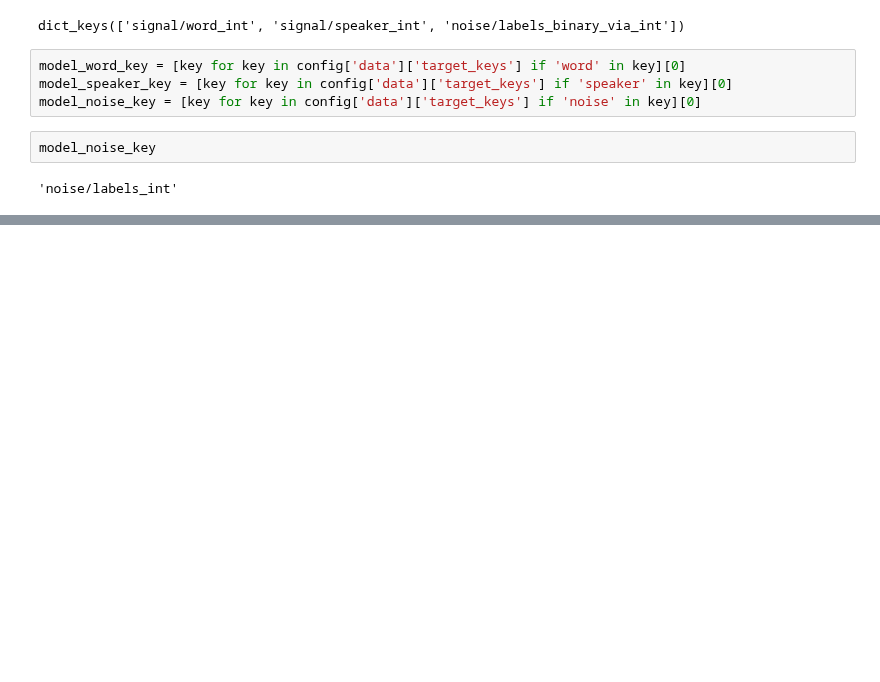
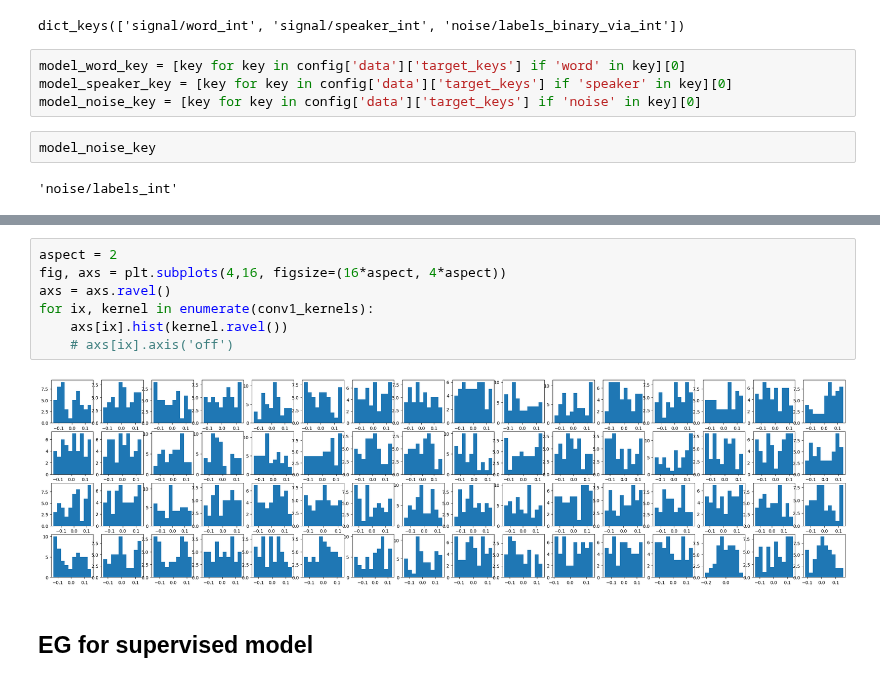
Before and after one commit to Feather-Lab/audio-ssl, a Jupyter notebook: notebooks/dev_jsinv3_test_all_tasks.ipynb, the cells around one changed output, grey strips where cells are left out. Saved outputs shown, nothing was run; the diff lists cells and outputs as text; blank space fills up the shorter version.

```diff
--- a/notebooks/dev_jsinv3_test_all_tasks.ipynb
+++ b/notebooks/dev_jsinv3_test_all_tasks.ipynb
@@ -122,3 +198,14 @@ model_noise_key
+# %%
+aspect = 2
+fig, axs = plt.subplots(4,16, figsize=(16*aspect, 4*aspect))
+axs = axs.ravel()
+for ix, kernel in enumerate(conv1_kernels):
+    axs[ix].hist(kernel.ravel())
+    # axs[ix].axis('off')
+# %% [output]
+[figure, added]
+# %% [markdown]
+## EG for supervised model
 # %%
 prec = BinaryPrecision()
 
```
Also changed, not shown: parts of 15 cells of this notebook, 12 other files.
